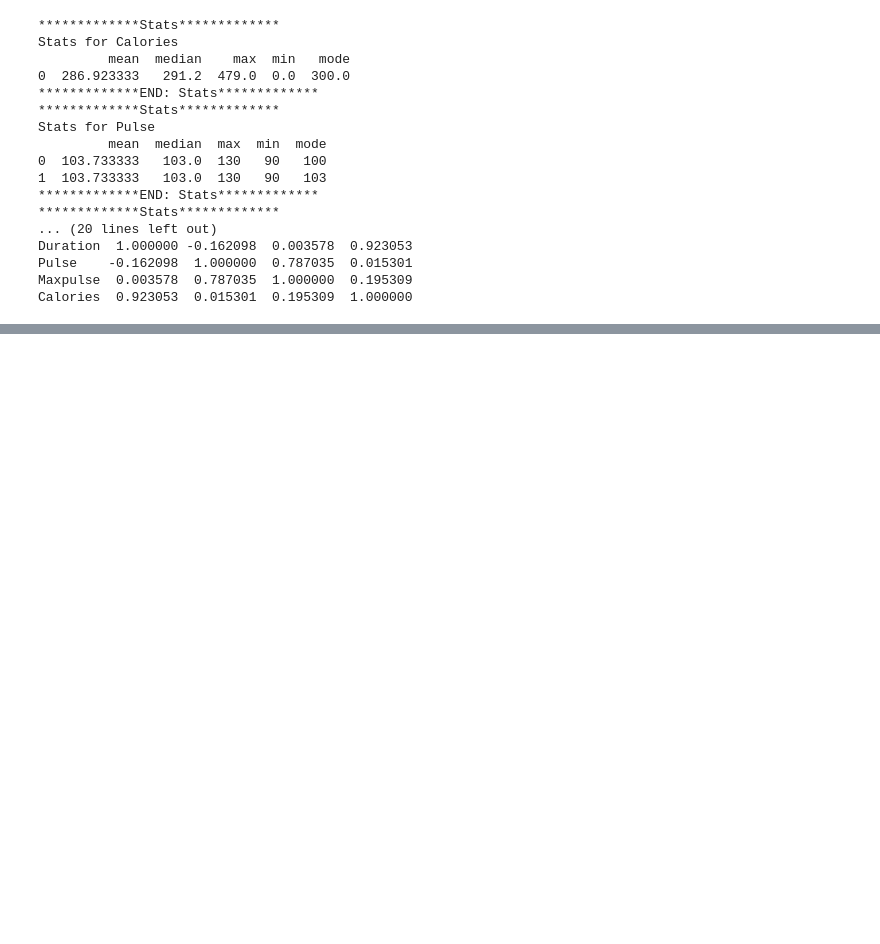
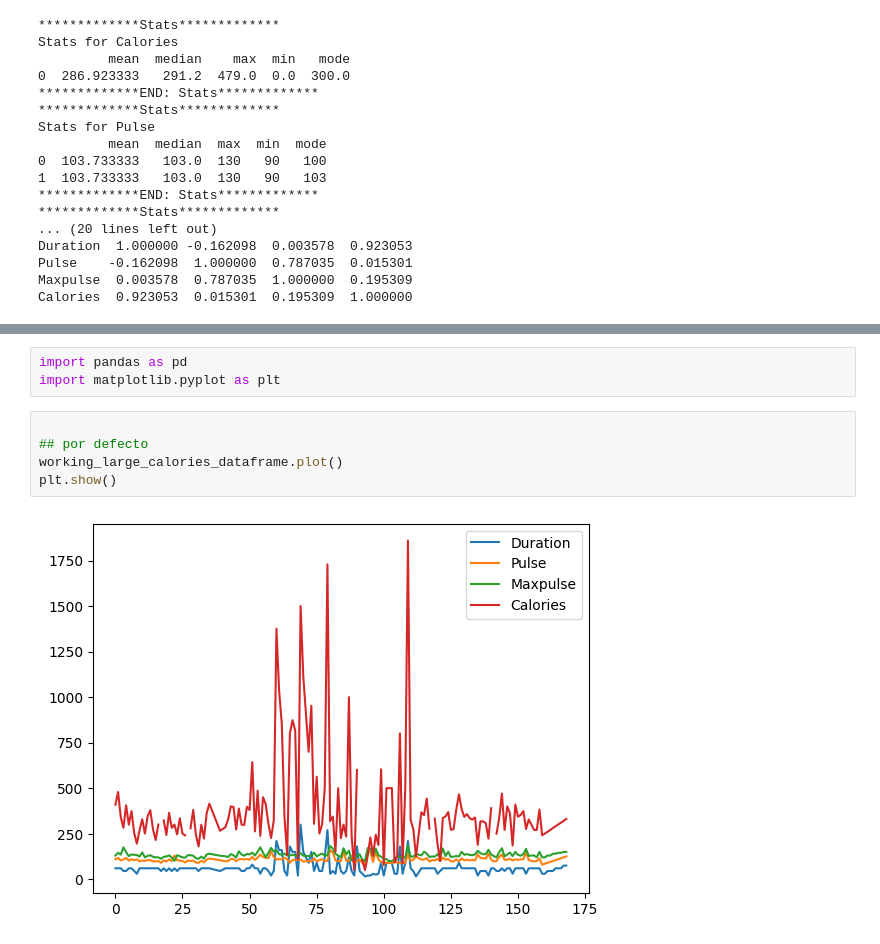
Before and after one commit to axlherrera19/python_llm_pandas_tutorial, a Jupyter notebook: pandas_notebook.ipynb, the cells around one changed output, grey strips where cells are left out. Drawn from its saved outputs; the diff is of its cells as text; blank space fills up the shorter version.

Commit message:
plot

```diff
--- a/pandas_notebook.ipynb
+++ b/pandas_notebook.ipynb
@@ -304,0 +312,10 @@ Calories  0.923053  0.015301  0.195309  1.000000
+# %%
+import pandas as pd
+import matplotlib.pyplot as plt
+# %%
+
+## por defecto
+working_large_calories_dataframe.plot()
+plt.show()
+# %% [output]
+[figure, added]
```
Also changed, not shown: parts of 3 cells of this notebook.
